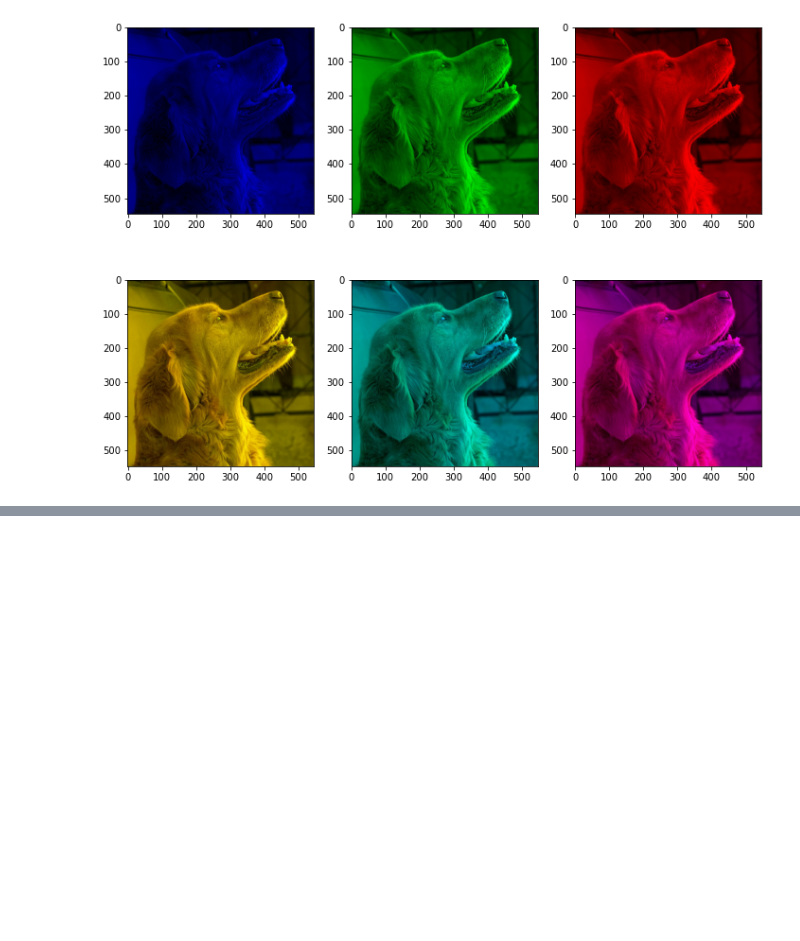
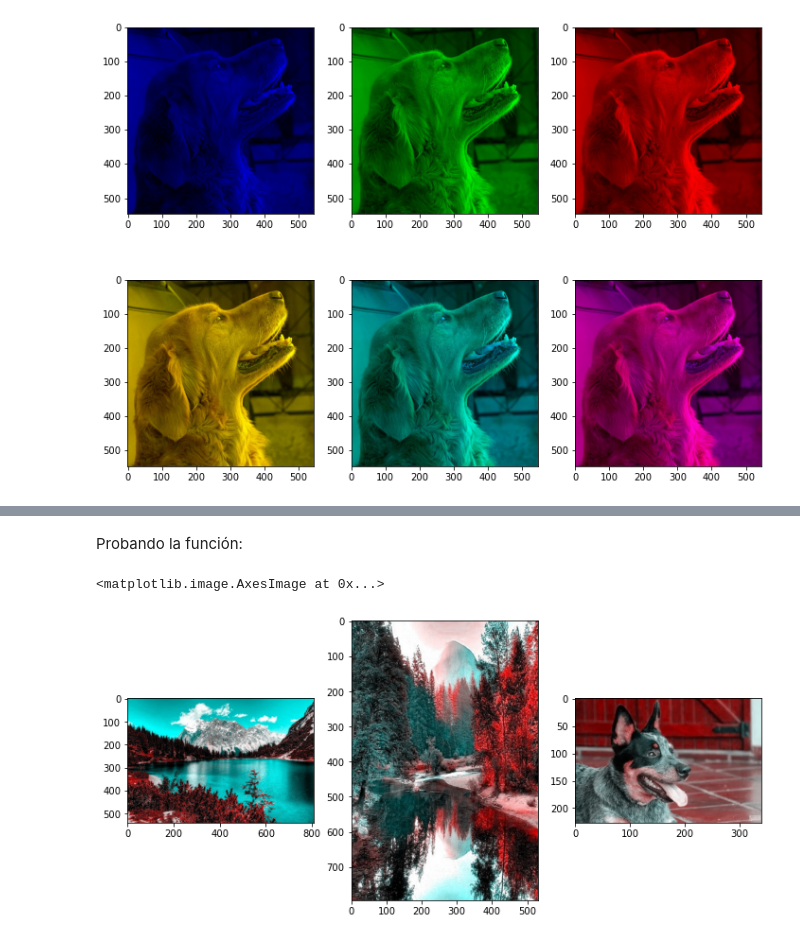
Before and after one commit to josedalvik/datascience_textmining_imagerecognition_hojatrabajo1, a Jupyter notebook: HojaTrabajo1.ipynb, the cells around one changed output, grey strips where cells are left out. Cells and saved outputs as stored; diff of their text form; code cells hidden in the pictures; blank space fills up the shorter version.

Commit message:
Problema 2 completado (hay más rojo en las imagenes)

```diff
--- a/HojaTrabajo1.ipynb
+++ b/HojaTrabajo1.ipynb
@@ -92,0 +133,27 @@ axarr[1,2].imshow(mi_imagen_azul_rojo)
+# %% [markdown]
+Probando la función:
+# %%
+path1 = "imagen1/imagen1_salida_gray_azul.jpg"
+path2 = "imagen1/imagen1_salida_gray_verde.jpg"
+path3 = "imagen1/imagen1_salida_gray_rojo.jpg"
+imagen_unida1 = unir_y_colorear_imagen(path1, path1, path3)
+
+path1 = "imagen2/imagen2_salida_gray_azul.jpg"
+path2 = "imagen2/imagen2_salida_gray_verde.jpg"
+path3 = "imagen2/imagen2_salida_gray_rojo.jpg"
+imagen_unida2 = unir_y_colorear_imagen(path1, path1, path3)
+
+path1 = "perro/perro_salida_gray_azul.jpg"
+path2 = "perro/perro_salida_gray_verde.jpg"
+path3 = "perro/perro_salida_gray_rojo.jpg"
+imagen_unida3 = unir_y_colorear_imagen(path1, path1, path3)
+
+#Graficando
+
+f, axarr = plt.subplots(1,3)
+axarr[0].imshow(imagen_unida1)
+axarr[1].imshow(imagen_unida2)
+axarr[2].imshow(imagen_unida3)
+# %% [output]
+<matplotlib.image.AxesImage at 0x...>
+[figure, added]
```
Also changed, not shown: parts of 2 cells of this notebook, 1 other file.
